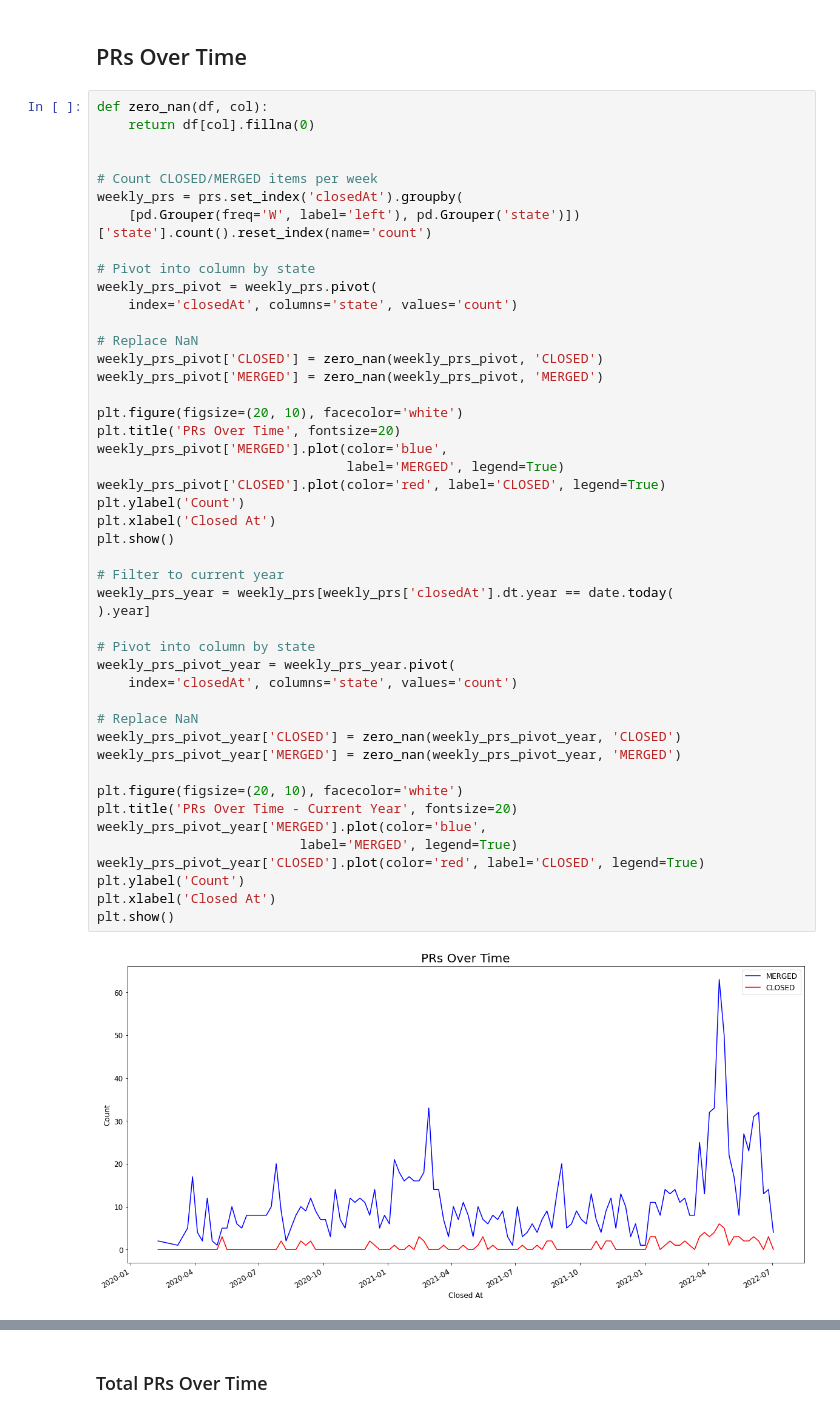
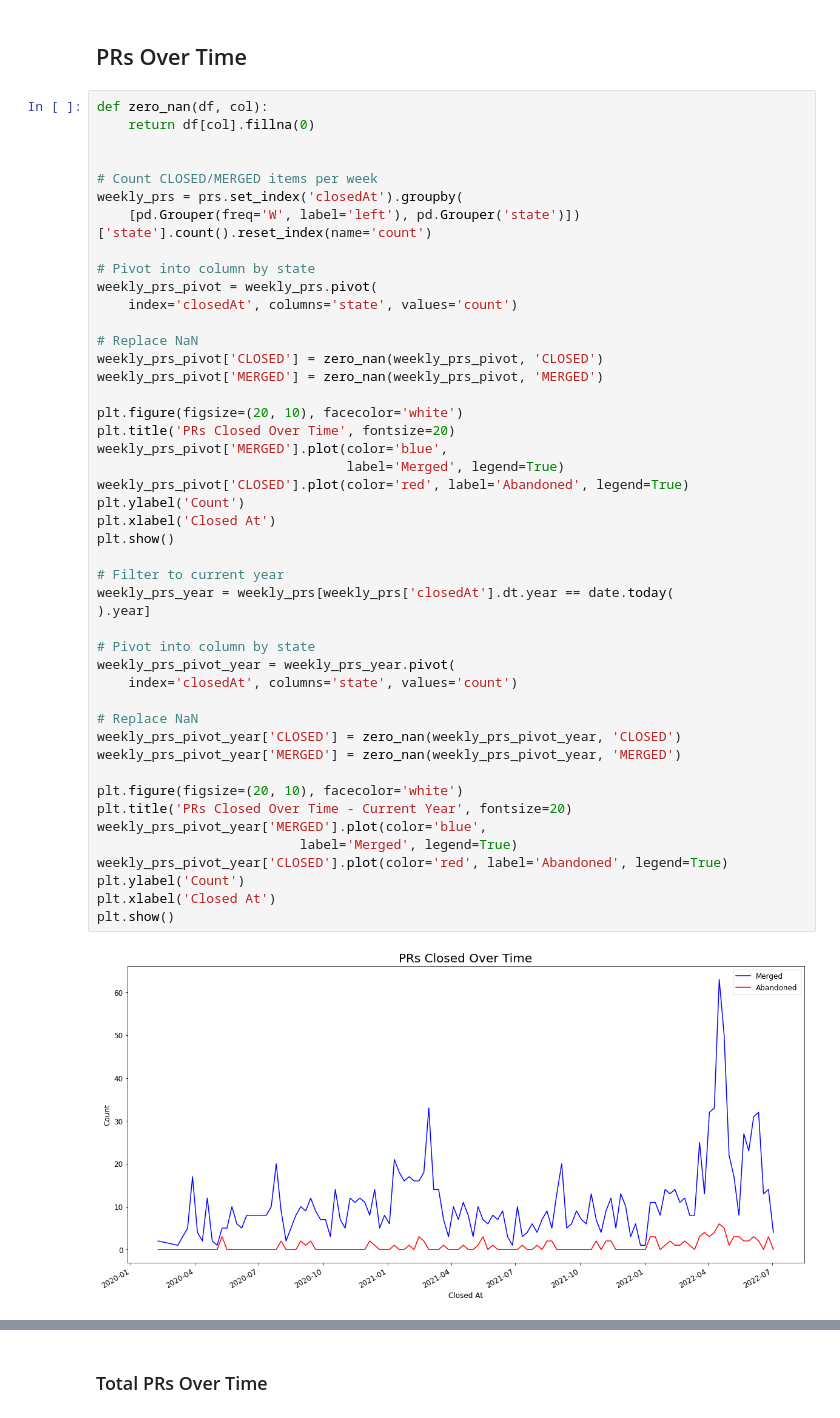
Before and after one commit to thebrianbug/dev-flow-dashboard, a Jupyter notebook: Flow_Dashboard.ipynb, the cells around one changed output, grey strips where cells are left out. Saved outputs shown, nothing was run; the diff lists cells and outputs as text.

```diff
--- a/Flow_Dashboard.ipynb
+++ b/Flow_Dashboard.ipynb
@@ -78,37 +78,37 @@ weekly_prs_pivot = weekly_prs.pivot(
     index='closedAt', columns='state', values='count')
 
 # Replace NaN
 weekly_prs_pivot['CLOSED'] = zero_nan(weekly_prs_pivot, 'CLOSED')
 weekly_prs_pivot['MERGED'] = zero_nan(weekly_prs_pivot, 'MERGED')
 
 plt.figure(figsize=(20, 10), facecolor='white')
-plt.title('PRs Over Time', fontsize=20)
+plt.title('PRs Closed Over Time', fontsize=20)
 weekly_prs_pivot['MERGED'].plot(color='blue',
-                                label='MERGED', legend=True)
-weekly_prs_pivot['CLOSED'].plot(color='red', label='CLOSED', legend=True)
+                                label='Merged', legend=True)
+weekly_prs_pivot['CLOSED'].plot(color='red', label='Abandoned', legend=True)
 plt.ylabel('Count')
 plt.xlabel('Closed At')
 plt.show()
 
 # Filter to current year
 weekly_prs_year = weekly_prs[weekly_prs['closedAt'].dt.year == date.today(
 ).year]
 
 # Pivot into column by state
 weekly_prs_pivot_year = weekly_prs_year.pivot(
     index='closedAt', columns='state', values='count')
 
 # Replace NaN
 weekly_prs_pivot_year['CLOSED'] = zero_nan(weekly_prs_pivot_year, 'CLOSED')
 weekly_prs_pivot_year['MERGED'] = zero_nan(weekly_prs_pivot_year, 'MERGED')
 
 plt.figure(figsize=(20, 10), facecolor='white')
-plt.title('PRs Over Time - Current Year', fontsize=20)
+plt.title('PRs Closed Over Time - Current Year', fontsize=20)
 weekly_prs_pivot_year['MERGED'].plot(color='blue',
-                          label='MERGED', legend=True)
-weekly_prs_pivot_year['CLOSED'].plot(color='red', label='CLOSED', legend=True)
+                          label='Merged', legend=True)
+weekly_prs_pivot_year['CLOSED'].plot(color='red', label='Abandoned', legend=True)
 plt.ylabel('Count')
 plt.xlabel('Closed At')
 plt.show()
 # %% [output]
-[figure, old version]
+[figure, new version]
```
Also changed, not shown: parts of 1 cell of this notebook.
